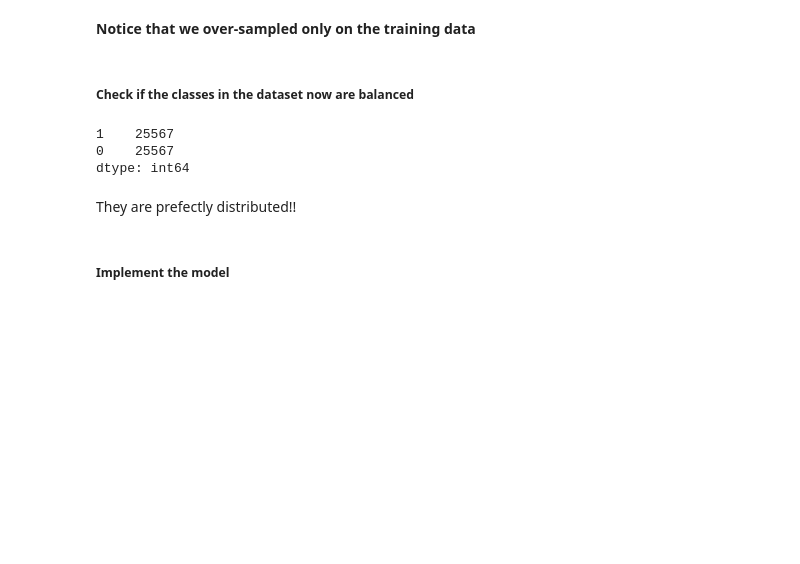
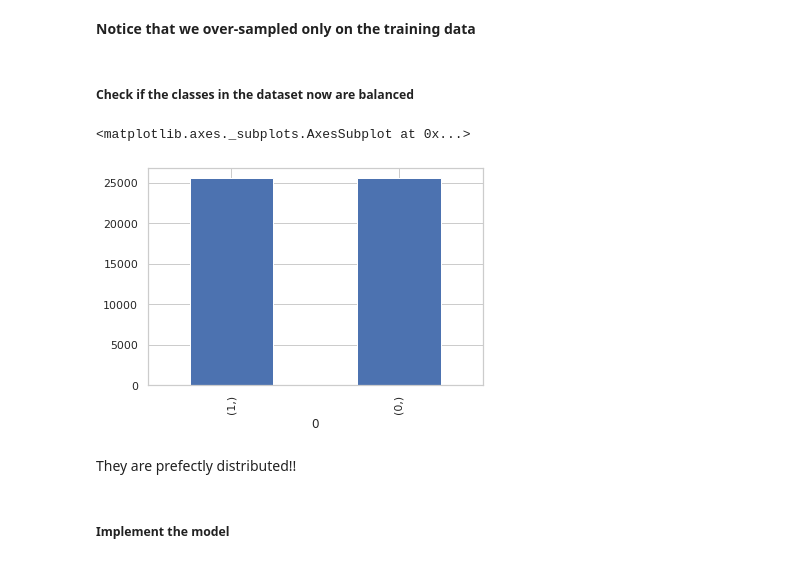
Before and after one commit to KhaldounN/Files-, a Jupyter notebook: Session_2/Session_2_Logistic_Regression_EXERCISE.ipynb, the cells around one changed output. Cells and saved outputs as stored; diff of their text form; code cells hidden in the pictures; blank space fills up the shorter version.

```diff
--- a/Session_2/Session_2_Logistic_Regression_EXERCISE.ipynb
+++ b/Session_2/Session_2_Logistic_Regression_EXERCISE.ipynb
@@ -450,10 +416,13 @@ Proportion of subscription data in oversampled data is  0.5
 ##### Check if the classes in the dataset now are balanced
 # %%
 (pd.DataFrame(os_data_y)).value_counts()
+X = os_data_X
+y = os_data_y
-# %% [output]
-1    25567
-0    25567
-dtype: int64
+# %%
+pd.DataFrame(y).value_counts().plot(kind = 'bar')
+# %% [output]
+<matplotlib.axes._subplots.AxesSubplot at 0x...>
+[figure, added]
 # %% [markdown]
 They are prefectly distributed!!
 # %% [markdown]
```
Also changed, not shown: parts of 17 cells of this notebook.
